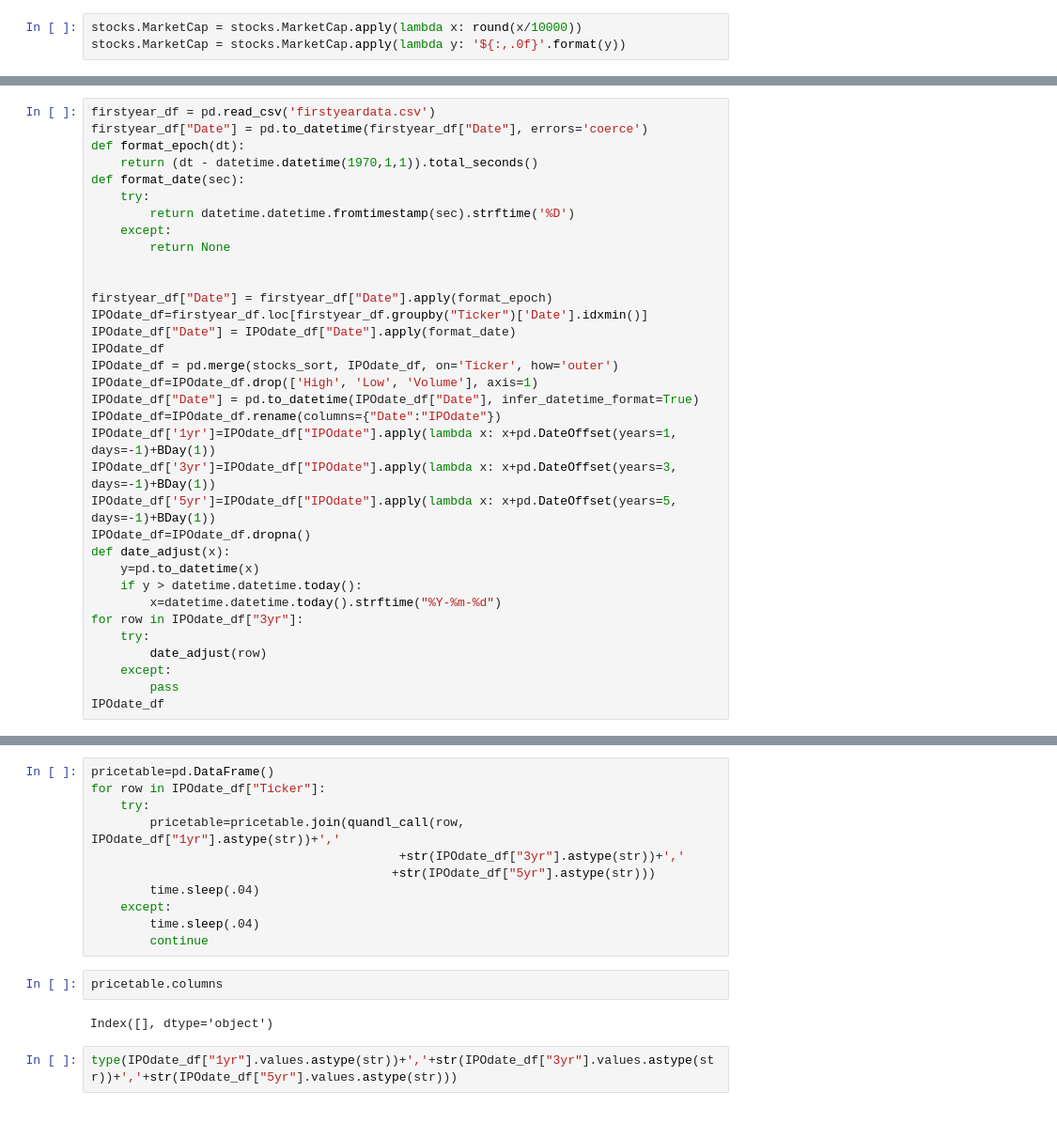
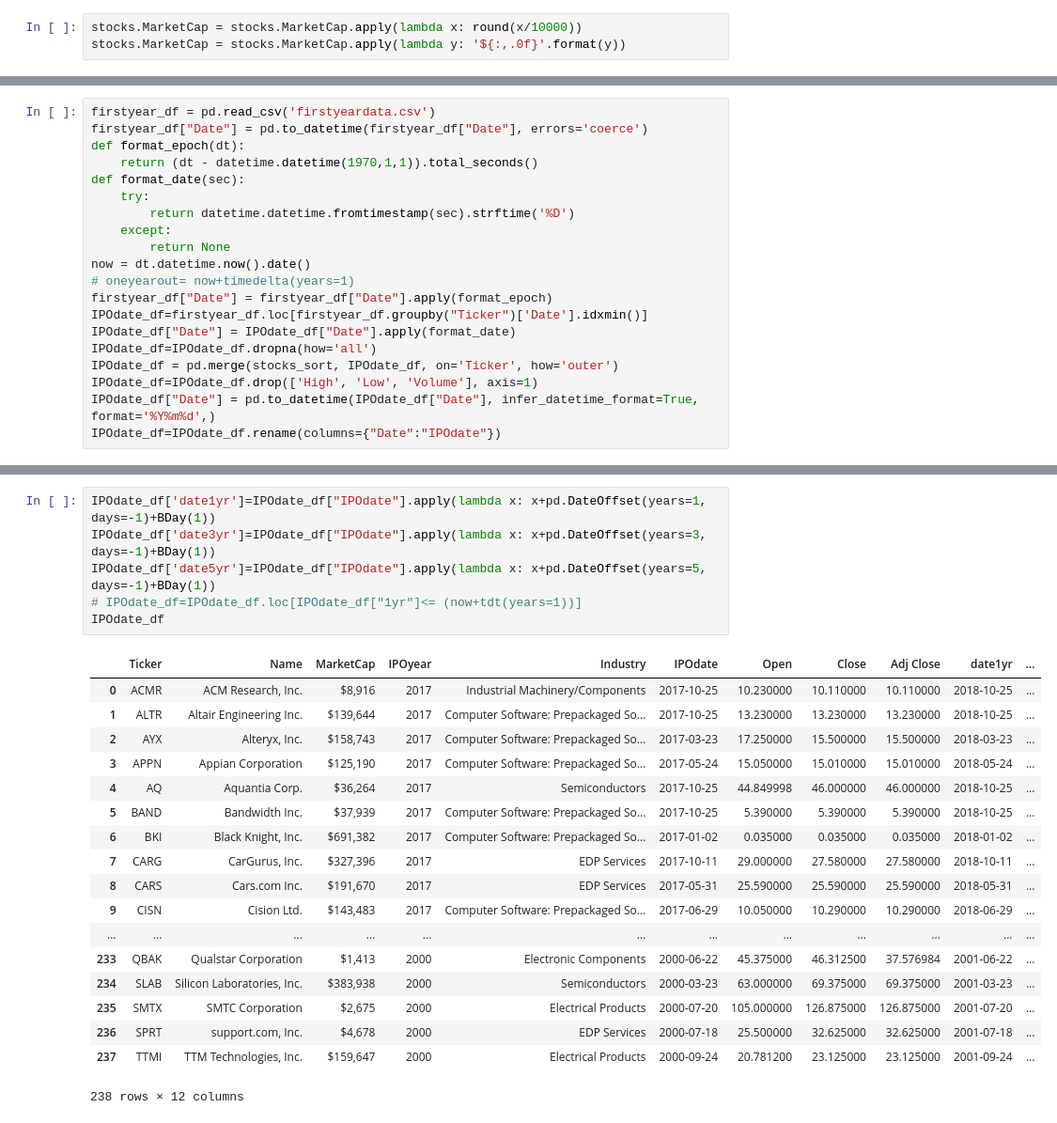
Before and after one commit to LittlestDoll/Project1, a Jupyter notebook: Project DataTable.ipynb, the cells around one changed output, grey strips where cells are left out. Shown at 94% size. Cells and saved outputs as stored; diff of their text form.

```diff
--- a/Project DataTable.ipynb
+++ b/Project DataTable.ipynb
@@ -104,27 +96,13 @@ def format_date(sec):
         return datetime.datetime.fromtimestamp(sec).strftime('%D')
     except:
         return None
-
-
+now = dt.datetime.now().date()
+# oneyearout= now+timedelta(years=1)
 firstyear_df["Date"] = firstyear_df["Date"].apply(format_epoch)
 IPOdate_df=firstyear_df.loc[firstyear_df.groupby("Ticker")['Date'].idxmin()]
 IPOdate_df["Date"] = IPOdate_df["Date"].apply(format_date)
-IPOdate_df
+IPOdate_df=IPOdate_df.dropna(how='all')
 IPOdate_df = pd.merge(stocks_sort, IPOdate_df, on='Ticker', how='outer')
 IPOdate_df=IPOdate_df.drop(['High', 'Low', 'Volume'], axis=1)
-IPOdate_df["Date"] = pd.to_datetime(IPOdate_df["Date"], infer_datetime_format=True)
+IPOdate_df["Date"] = pd.to_datetime(IPOdate_df["Date"], infer_datetime_format=True, format='%Y%m%d',)
 IPOdate_df=IPOdate_df.rename(columns={"Date":"IPOdate"})
-IPOdate_df['1yr']=IPOdate_df["IPOdate"].apply(lambda x: x+pd.DateOffset(years=1, days=-1)+BDay(1))
-IPOdate_df['3yr']=IPOdate_df["IPOdate"].apply(lambda x: x+pd.DateOffset(years=3, days=-1)+BDay(1))
-IPOdate_df['5yr']=IPOdate_df["IPOdate"].apply(lambda x: x+pd.DateOffset(years=5, days=-1)+BDay(1))
-IPOdate_df=IPOdate_df.dropna()
-def date_adjust(x):
-    y=pd.to_datetime(x)
-    if y > datetime.datetime.today():
-        x=datetime.datetime.today().strftime("%Y-%m-%d")
-for row in IPOdate_df["3yr"]:
-    try:
-        date_adjust(row)
-    except:
-        pass
-IPOdate_df
@@ -150,17 +109,25 @@ IPOdate_df
-# %%
-pricetable=pd.DataFrame()
-for row in IPOdate_df["Ticker"]:
-    try:
-        pricetable=pricetable.join(quandl_call(row, IPOdate_df["1yr"].astype(str))+','
-                                          +str(IPOdate_df["3yr"].astype(str))+','
-                                         +str(IPOdate_df["5yr"].astype(str)))
-        time.sleep(.04)
-    except:
-        time.sleep(.04)
-        continue
-# %%
-pricetable.columns
-# %% [output]
-Index([], dtype='object')
-# %%
-type(IPOdate_df["1yr"].values.astype(str))+','+str(IPOdate_df["3yr"].values.astype(str))+','+str(IPOdate_df["5yr"].values.astype(str)))
+# %%
+IPOdate_df['date1yr']=IPOdate_df["IPOdate"].apply(lambda x: x+pd.DateOffset(years=1, days=-1)+BDay(1))
+IPOdate_df['date3yr']=IPOdate_df["IPOdate"].apply(lambda x: x+pd.DateOffset(years=3, days=-1)+BDay(1))
+IPOdate_df['date5yr']=IPOdate_df["IPOdate"].apply(lambda x: x+pd.DateOffset(years=5, days=-1)+BDay(1))
+# IPOdate_df=IPOdate_df.loc[IPOdate_df["1yr"]<= (now+tdt(years=1))]
+IPOdate_df
+# %% [output]
+|  | Ticker | Name | MarketCap | IPOyear | Industry | IPOdate | Open | Close | Adj Close | date1yr | ... |
+| 0 | ACMR | ACM Research, Inc. | $8,916 | 2017 | Industrial Machinery/Components | 2017-10-25 | 10.230000 | 10.110000 | 10.110000 | 2018-10-25 | ... |
+| 1 | ALTR | Altair Engineering Inc. | $139,644 | 2017 | Computer Software: Prepackaged So... | 2017-10-25 | 13.230000 | 13.230000 | 13.230000 | 2018-10-25 | ... |
+| 2 | AYX | Alteryx, Inc. | $158,743 | 2017 | Computer Software: Prepackaged So... | 2017-03-23 | 17.250000 | 15.500000 | 15.500000 | 2018-03-23 | ... |
+| 3 | APPN | Appian Corporation | $125,190 | 2017 | Computer Software: Prepackaged So... | 2017-05-24 | 15.050000 | 15.010000 | 15.010000 | 2018-05-24 | ... |
+| 4 | AQ | Aquantia Corp. | $36,264 | 2017 | Semiconductors | 2017-10-25 | 44.849998 | 46.000000 | 46.000000 | 2018-10-25 | ... |
+| 5 | BAND | Bandwidth Inc. | $37,939 | 2017 | Computer Software: Prepackaged So... | 2017-10-25 | 5.390000 | 5.390000 | 5.390000 | 2018-10-25 | ... |
+| 6 | BKI | Black Knight, Inc. | $691,382 | 2017 | Computer Software: Prepackaged So... | 2017-01-02 | 0.035000 | 0.035000 | 0.035000 | 2018-01-02 | ... |
+| 7 | CARG | CarGurus, Inc. | $327,396 | 2017 | EDP Services | 2017-10-11 | 29.000000 | 27.580000 | 27.580000 | 2018-10-11 | ... |
+| 8 | CARS | Cars.com Inc. | $191,670 | 2017 | EDP Services | 2017-05-31 | 25.590000 | 25.590000 | 25.590000 | 2018-05-31 | ... |
+| 9 | CISN | Cision Ltd. | $143,483 | 2017 | Computer Software: Prepackaged So... | 2017-06-29 | 10.050000 | 10.290000 | 10.290000 | 2018-06-29 | ... |
+| ... | ... | ... | ... | ... | ... | ... | ... | ... | ... | ... | ... |
+| 233 | QBAK | Qualstar Corporation | $1,413 | 2000 | Electronic Components | 2000-06-22 | 45.375000 | 46.312500 | 37.576984 | 2001-06-22 | ... |
+| 234 | SLAB | Silicon Laboratories, Inc. | $383,938 | 2000 | Semiconductors | 2000-03-23 | 63.000000 | 69.375000 | 69.375000 | 2001-03-23 | ... |
+| 235 | SMTX | SMTC Corporation | $2,675 | 2000 | Electrical Products | 2000-07-20 | 105.000000 | 126.875000 | 126.875000 | 2001-07-20 | ... |
+| 236 | SPRT | support.com, Inc. | $4,678 | 2000 | EDP Services | 2000-07-18 | 25.500000 | 32.625000 | 32.625000 | 2001-07-18 | ... |
+| 237 | TTMI | TTM Technologies, Inc. | $159,647 | 2000 | Electrical Products | 2000-09-24 | 20.781200 | 23.125000 | 23.125000 | 2001-09-24 | ... |
+238 rows × 12 columns
```
Also changed, not shown: parts of 10 cells of this notebook, 2 other files.
